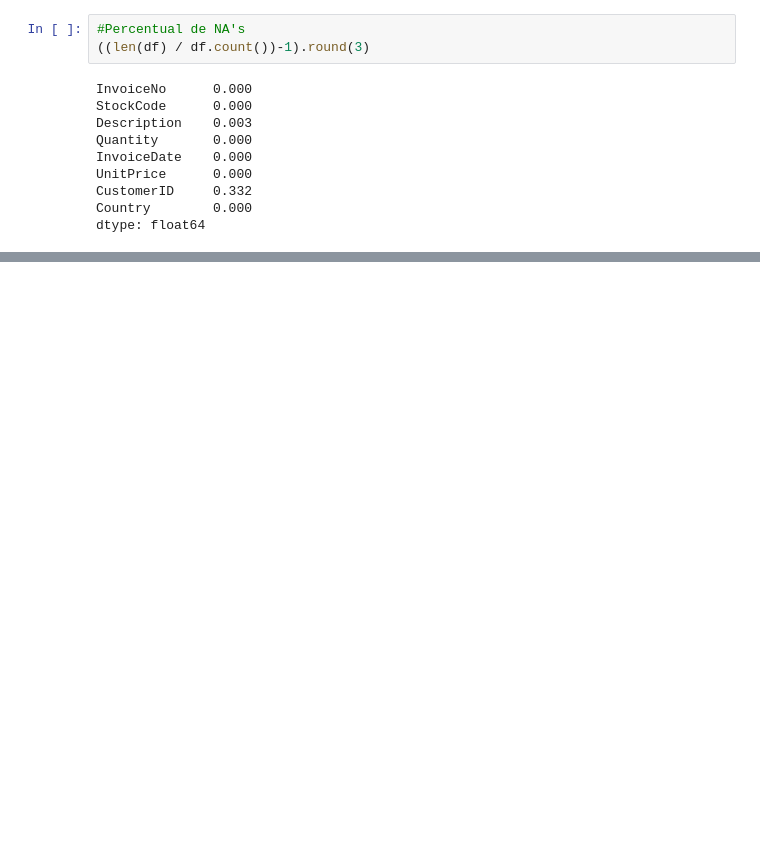
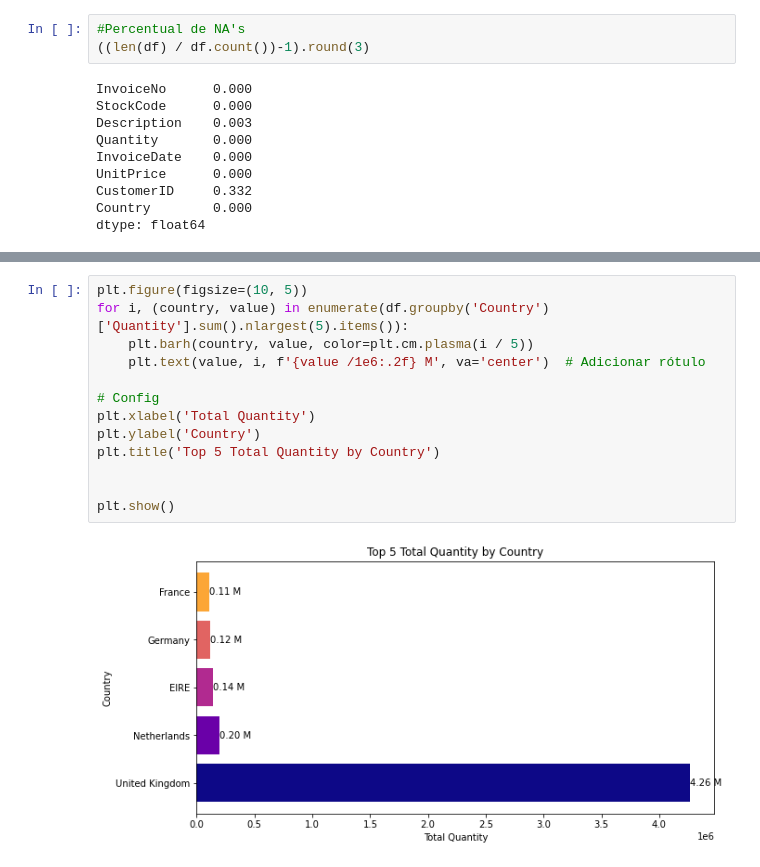
Before and after one commit to Franklin-Souza/portfolio, a Jupyter notebook: Projeto-1_Online_Retail.ipynb, the cells around one changed output, grey strips where cells are left out. Cells and saved outputs as stored; diff of their text form; blank space fills up the shorter version.

```diff
--- a/Projeto-1_Online_Retail.ipynb
+++ b/Projeto-1_Online_Retail.ipynb
@@ -57,0 +65,15 @@ TypeError: unhashable type: 'list'
+# %%
+plt.figure(figsize=(10, 5))
+for i, (country, value) in enumerate(df.groupby('Country')['Quantity'].sum().nlargest(5).items()):
+    plt.barh(country, value, color=plt.cm.plasma(i / 5))
+    plt.text(value, i, f'{value /1e6:.2f} M', va='center')  # Adicionar rótulo
+
+# Config
+plt.xlabel('Total Quantity')
+plt.ylabel('Country')
+plt.title('Top 5 Total Quantity by Country')
+
+
+plt.show()
+# %% [output]
+[figure, added]
```
Also changed, not shown: parts of 5 cells of this notebook.
